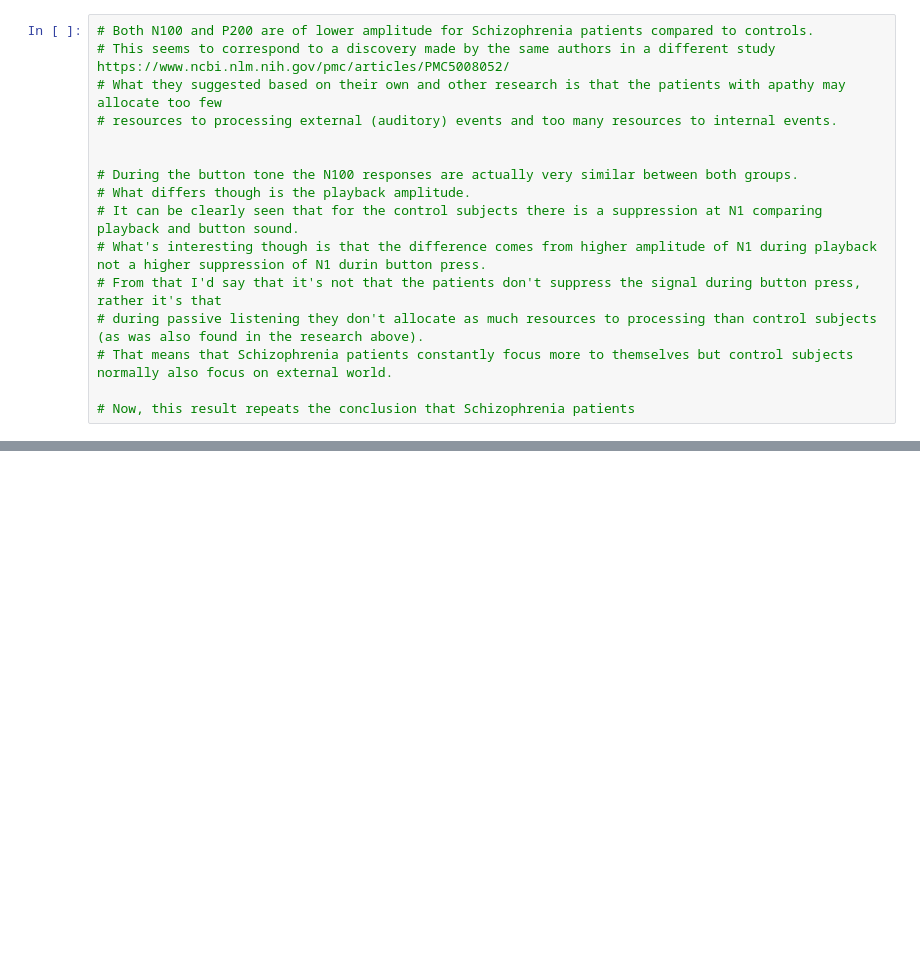
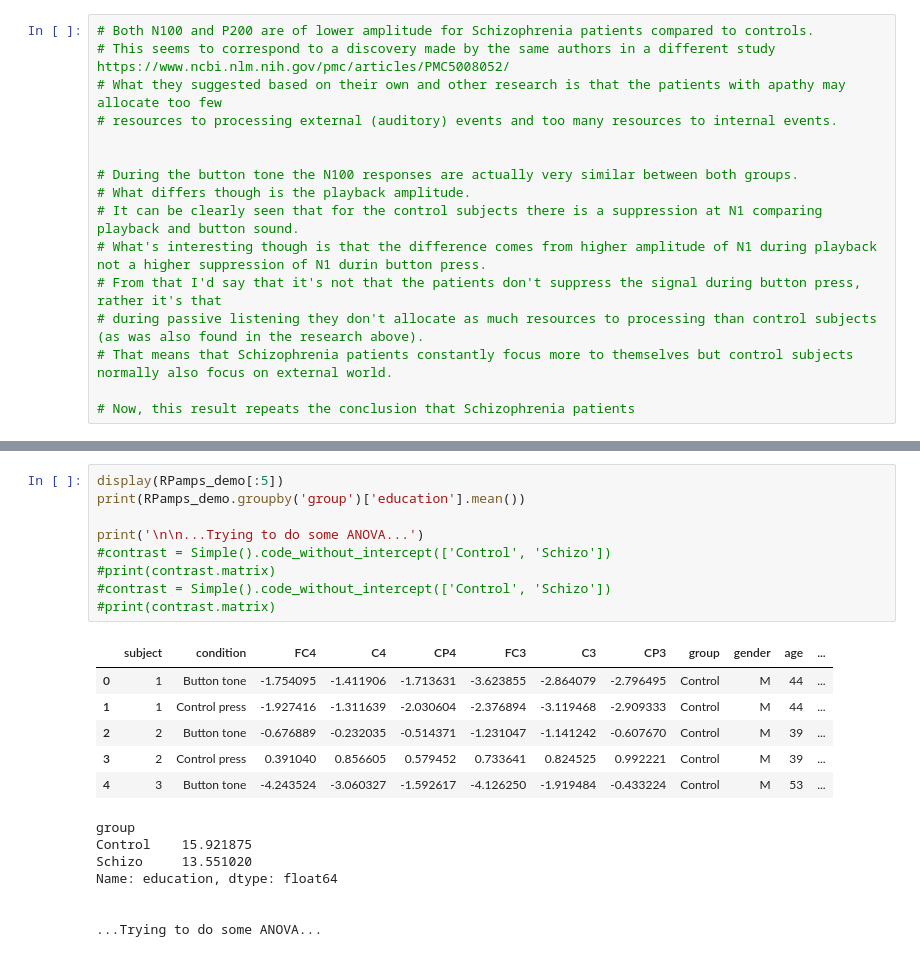
Before and after one commit to karljaats/EEG-data-from-basic-sensory-task-in-Schizophrenia, a Jupyter notebook: Project.ipynb, the cells around one changed output, grey strips where cells are left out. Drawn from its saved outputs; the diff is of its cells as text; blank space fills up the shorter version.

Commit message:
Single overall LRP plot; starting ANOVA.. trying to lol

```diff
--- a/Project.ipynb
+++ b/Project.ipynb
@@ -195,0 +243,23 @@ for el in electrodes_lrp:
+# %%
+display(RPamps_demo[:5])
+print(RPamps_demo.groupby('group')['education'].mean())
+
+print('\n\n...Trying to do some ANOVA...')
+#contrast = Simple().code_without_intercept(['Control', 'Schizo'])
+#print(contrast.matrix)
+#contrast = Simple().code_without_intercept(['Control', 'Schizo'])
+#print(contrast.matrix)
+# %% [output]
+|  | subject | condition | FC4 | C4 | CP4 | FC3 | C3 | CP3 | group | gender | age | ... |
+| 0 | 1 | Button tone | -1.754095 | -1.411906 | -1.713631 | -3.623855 | -2.864079 | -2.796495 | Control | M | 44 | ... |
+| 1 | 1 | Control press | -1.927416 | -1.311639 | -2.030604 | -2.376894 | -3.119468 | -2.909333 | Control | M | 44 | ... |
+| 2 | 2 | Button tone | -0.676889 | -0.232035 | -0.514371 | -1.231047 | -1.141242 | -0.607670 | Control | M | 39 | ... |
+| 3 | 2 | Control press | 0.391040 | 0.856605 | 0.579452 | 0.733641 | 0.824525 | 0.992221 | Control | M | 39 | ... |
+| 4 | 3 | Button tone | -4.243524 | -3.060327 | -1.592617 | -4.126250 | -1.919484 | -0.433224 | Control | M | 53 | ... |
+group
+Control    15.921875
+Schizo     13.551020
+Name: education, dtype: float64
+
+
+...Trying to do some ANOVA...
```
Also changed, not shown: parts of 2 cells of this notebook.
